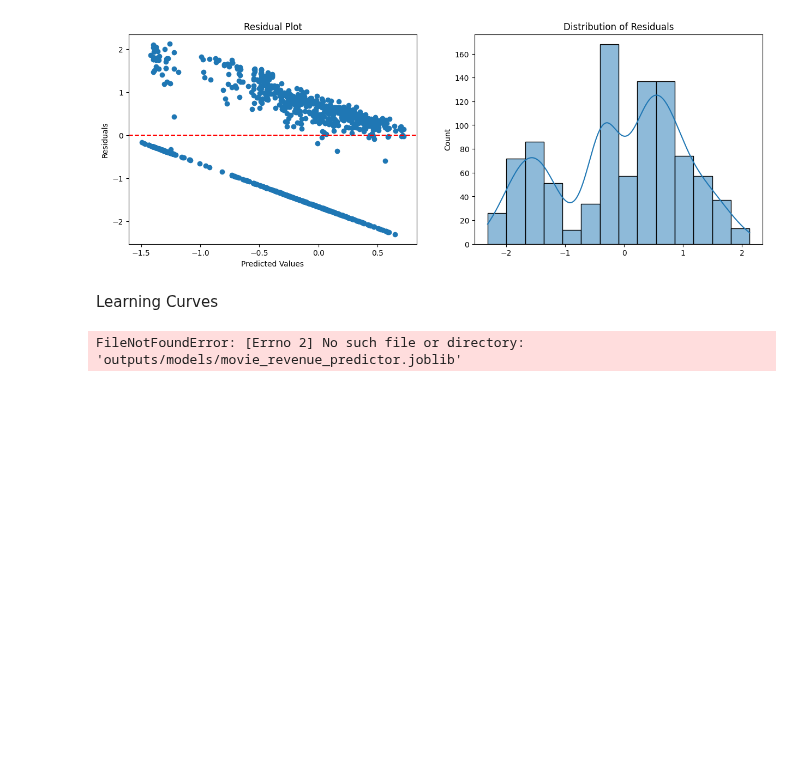
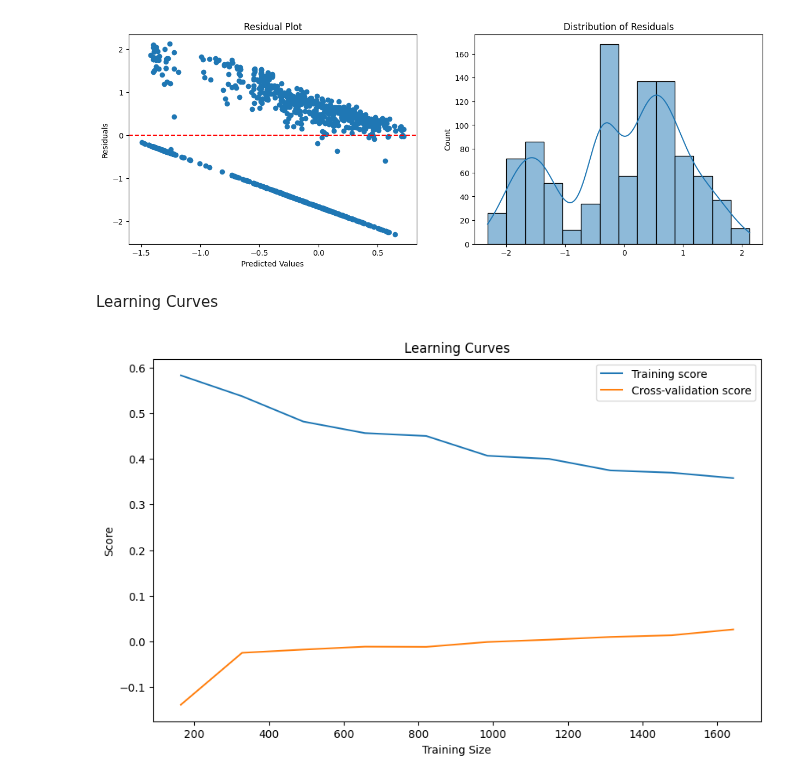
Before and after one commit to Agnieszkalukasiak/Film_Hit_prediction, a Jupyter notebook: jupyter_notebooks/modeling_evaluation.ipynb, the cells around one changed output. Cells and saved outputs as stored; diff of their text form; code cells hidden in the pictures; blank space fills up the shorter version.

```diff
--- a/jupyter_notebooks/modeling_evaluation.ipynb
+++ b/jupyter_notebooks/modeling_evaluation.ipynb
@@ -514,28 +513,26 @@ plt.show()
 Learning Curves
 # %%
 from sklearn.model_selection import learning_curve
-
-model = joblib.load('outputs/models/movie_revenue_predictor.joblib')
 
 train_sizes, train_scores, test_scores = learning_curve(
     model,
     X_train_final.values,
     y_train_final.values,
     cv=5,
     n_jobs=-1,
     train_sizes=np.linspace(0.1, 1.0, 10)
 )
 
 plt.figure(figsize=(10, 6))
 plt.plot(train_sizes, train_scores.mean(axis=1), label='Training score')
 plt.plot(train_sizes, test_scores.mean(axis=1), label='Cross-validation score')
 plt.xlabel('Training Size')
 plt.ylabel('Score')
 plt.title('Learning Curves')
 plt.legend()
 plt.show()
 # %% [output]
-FileNotFoundError: [Errno 2] No such file or directory: 'outputs/models/movie_revenue_predictor.joblib'
+[figure, added]
 # %%
 print("\nModel Evaluation Metrics:")
 print(f"R² Score: {r2_score(y_test_final, y_pred):.3f}")
```
Also changed, not shown: parts of 11 cells of this notebook, 59 other files.
